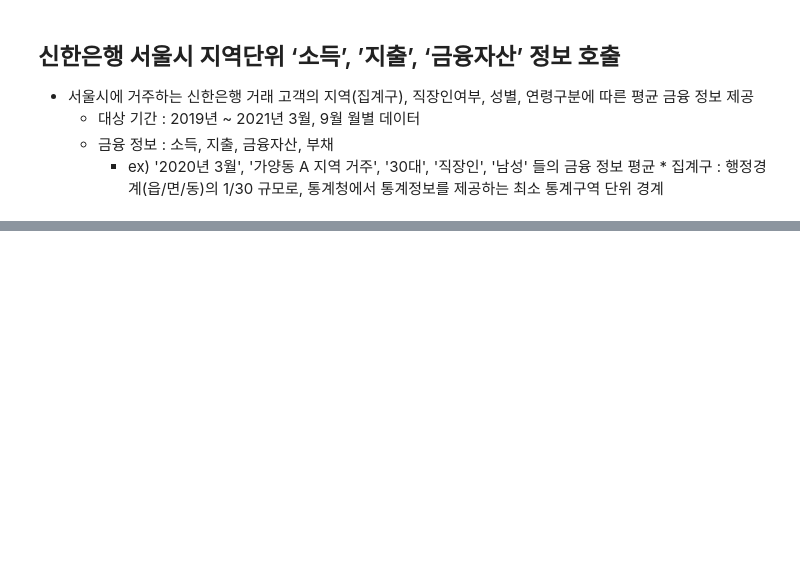
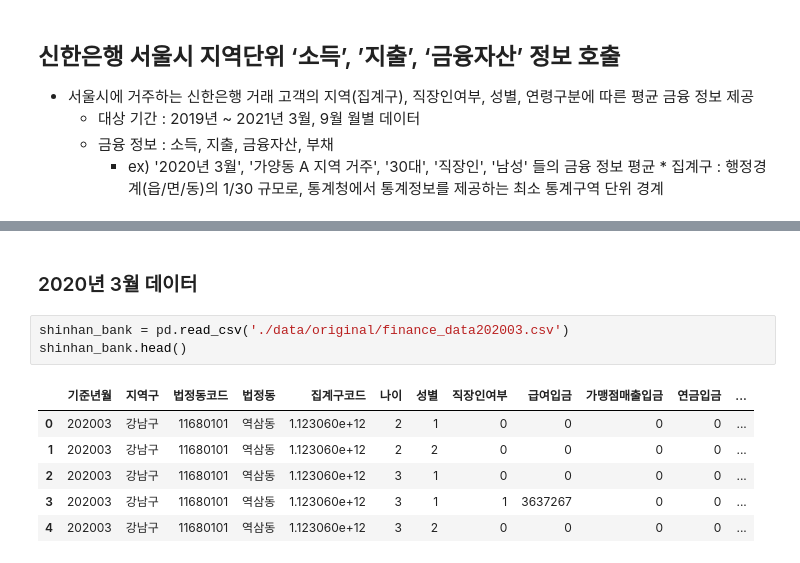
Before and after one commit to RyanKor/financial-data-competition-2021, a Jupyter notebook: Financial Data Competition 2021.ipynb, the cells around one changed output, grey strips where cells are left out. Cells and saved outputs as stored; diff of their text form; blank space fills up the shorter version.

```diff
--- a/Financial Data Competition 2021.ipynb
+++ b/Financial Data Competition 2021.ipynb
@@ -133,0 +155,12 @@ shinhan_bank.head()
+# %% [markdown]
+### 2020년 3월 데이터
+# %%
+shinhan_bank = pd.read_csv('./data/original/finance_data202003.csv')
+shinhan_bank.head()
+# %% [output]
+|  | 기준년월 | 지역구 | 법정동코드 | 법정동 | 집계구코드 | 나이 | 성별 | 직장인여부 | 급여입금 | 가맹점매출입금 | 연금입금 | ... |
+| 0 | 202003 | 강남구 | 11680101 | 역삼동 | 1.123060e+12 | 2 | 1 | 0 | 0 | 0 | 0 | ... |
+| 1 | 202003 | 강남구 | 11680101 | 역삼동 | 1.123060e+12 | 2 | 2 | 0 | 0 | 0 | 0 | ... |
+| 2 | 202003 | 강남구 | 11680101 | 역삼동 | 1.123060e+12 | 3 | 1 | 0 | 0 | 0 | 0 | ... |
+| 3 | 202003 | 강남구 | 11680101 | 역삼동 | 1.123060e+12 | 3 | 1 | 1 | 3637267 | 0 | 0 | ... |
+| 4 | 202003 | 강남구 | 11680101 | 역삼동 | 1.123060e+12 | 3 | 2 | 0 | 0 | 0 | 0 | ... |
```
Also changed, not shown: parts of 8 cells of this notebook.
